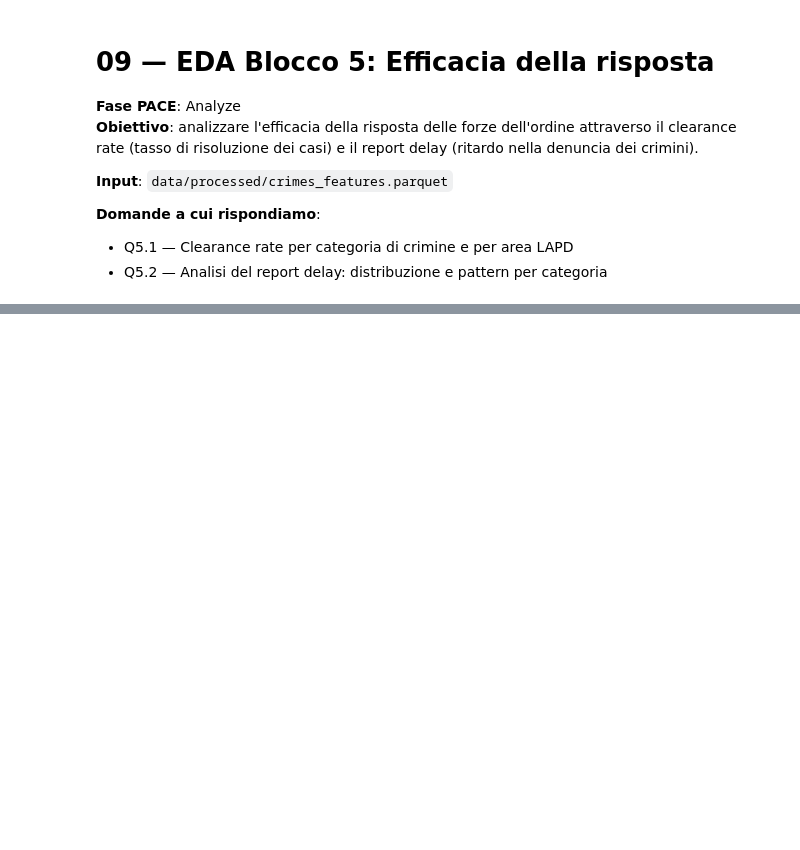
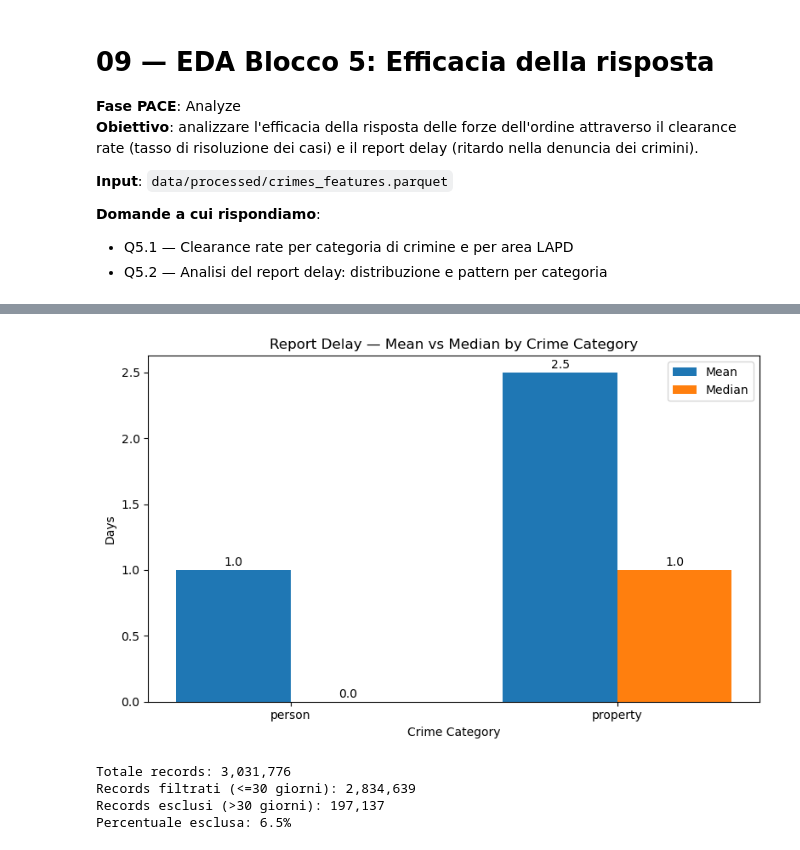
Before and after one commit to AnalystEca/lapd-crime-data, a Jupyter notebook: notebooks/02_analyze/09_eda_block5.ipynb, the cells around one changed output, grey strips where cells are left out. Drawn from its saved outputs; the diff is of its cells as text; code cells hidden in the pictures; blank space fills up the shorter version.

```diff
--- a/notebooks/02_analyze/09_eda_block5.ipynb
+++ b/notebooks/02_analyze/09_eda_block5.ipynb
@@ -31,0 +265,44 @@ delay (ritardo nella denuncia dei crimini).
+# %%
+categories = ['person', 'property']
+means = [1.0, 2.5]
+medians = [0.0, 1.0]
+
+x = np.arange(len(categories))
+width = 0.35
+
+fig, ax = plt.subplots(figsize=(8, 5))
+ax.bar(x - width/2, means, width, label='Mean')
+ax.bar(x + width/2, medians, width, label='Median')
+
+for bar in ax.patches:
+    ax.text(
+        bar.get_x() + bar.get_width() / 2,
+        bar.get_height() + 0.01,
+        f'{bar.get_height():.1f}',
+        ha='center', va='bottom', fontsize=10
+    )
+
+ax.set_title('Report Delay — Mean vs Median by Crime Category')
+ax.set_xlabel('Crime Category')
+ax.set_ylabel('Days')
+ax.set_xticks(x)
+ax.set_xticklabels(categories)
+ax.legend()
+plt.savefig('../../outputs/09_eda_block5/31_barplot_report_delay_mean_median.png', dpi=150, bbox_inches='tight')
+plt.tight_layout()
+plt.show()
+# %% [output]
+[figure, added]
+# %%
+total = len(df[df['crime_category'] != 'other'])
+filtered = len(q52_df_filtered)
+excluded = total - filtered
+print(f'Totale records: {total:,}')
+print(f'Records filtrati (<=30 giorni): {filtered:,}')
+print(f'Records esclusi (>30 giorni): {excluded:,}')
+print(f'Percentuale esclusa: {excluded/total*100:.1f}%')
+# %% [output]
+Totale records: 3,031,776
+Records filtrati (<=30 giorni): 2,834,639
+Records esclusi (>30 giorni): 197,137
+Percentuale esclusa: 6.5%
```
Also changed, not shown: parts of 14 cells of this notebook, 4 other files.
